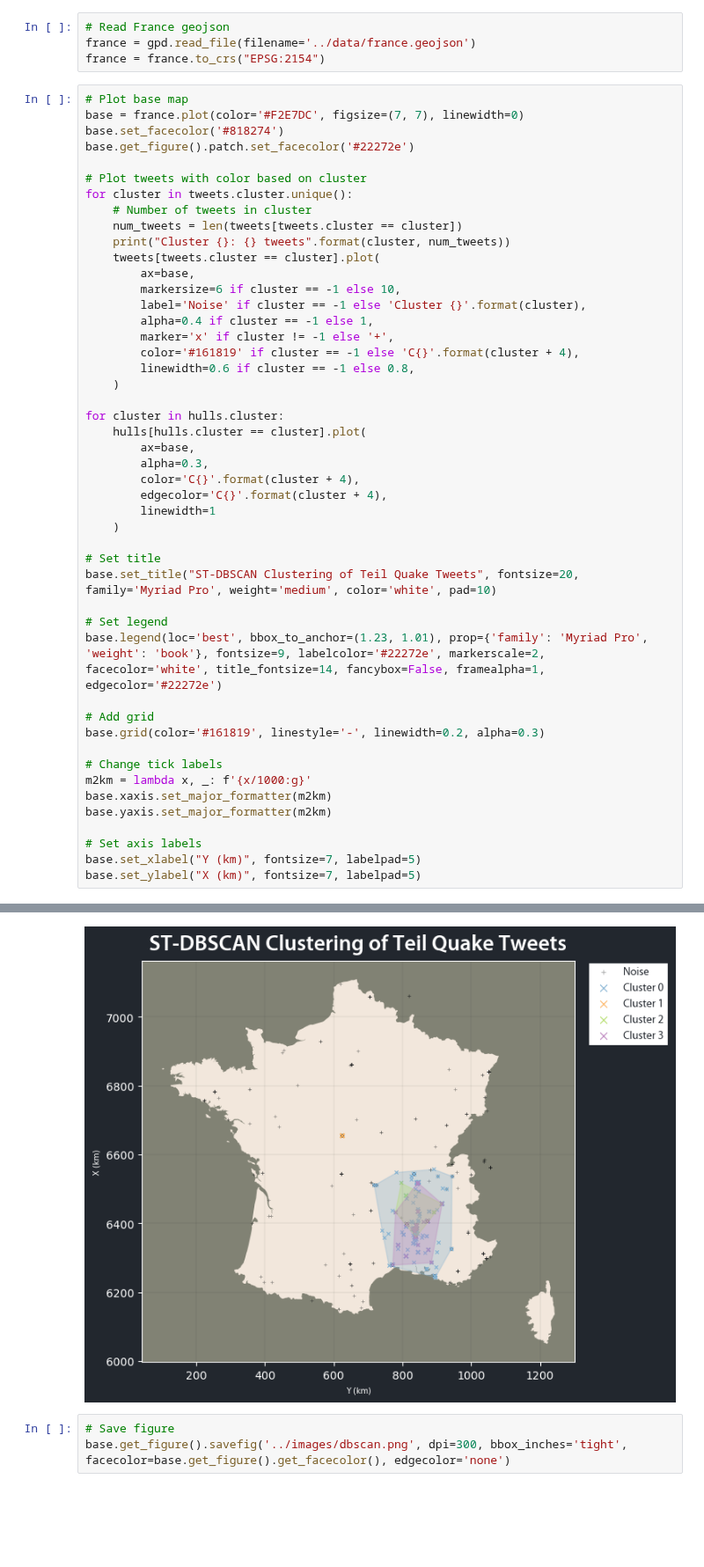
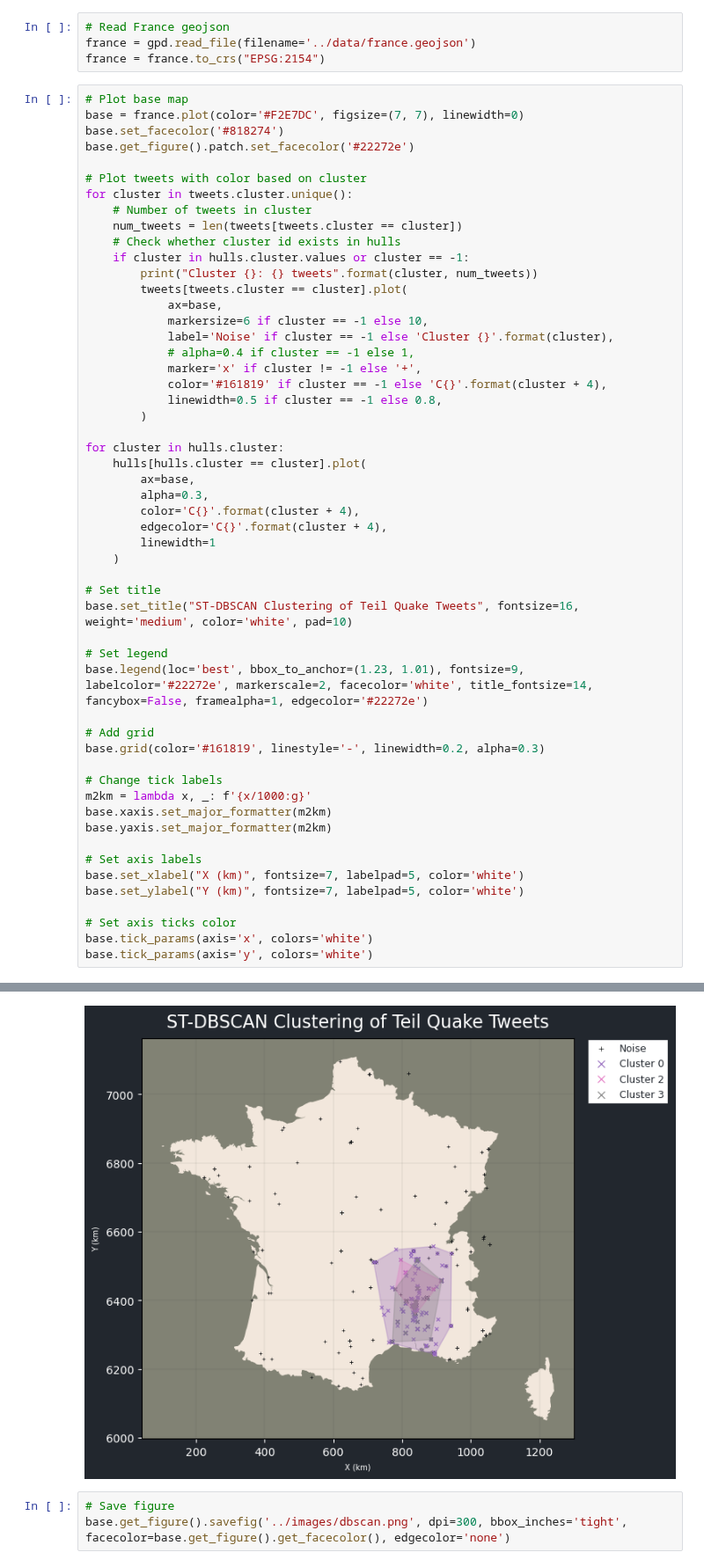
Before and after one commit to lletassey/clustering-tweets-earthquake, a Jupyter notebook: notebooks/algos/stdbscan.ipynb, the cells around one changed output, grey strips where cells are left out. Shown at 88% size. Saved outputs shown, nothing was run; the diff lists cells and outputs as text; blank space fills up the shorter version.

Commit message:
Correct axis label

```diff
--- a/notebooks/algos/stdbscan.ipynb
+++ b/notebooks/algos/stdbscan.ipynb
@@ -178,16 +182,18 @@ base.get_figure().patch.set_facecolor('#22272e')
 for cluster in tweets.cluster.unique():
     # Number of tweets in cluster
     num_tweets = len(tweets[tweets.cluster == cluster])
-    print("Cluster {}: {} tweets".format(cluster, num_tweets))
-    tweets[tweets.cluster == cluster].plot(
-        ax=base,
-        markersize=6 if cluster == -1 else 10,
-        label='Noise' if cluster == -1 else 'Cluster {}'.format(cluster),
-        alpha=0.4 if cluster == -1 else 1,
-        marker='x' if cluster != -1 else '+',
-        color='#161819' if cluster == -1 else 'C{}'.format(cluster + 4),
-        linewidth=0.6 if cluster == -1 else 0.8,
-    )
+    # Check whether cluster id exists in hulls
+    if cluster in hulls.cluster.values or cluster == -1:
+        print("Cluster {}: {} tweets".format(cluster, num_tweets))
+        tweets[tweets.cluster == cluster].plot(
+            ax=base,
+            markersize=6 if cluster == -1 else 10,
+            label='Noise' if cluster == -1 else 'Cluster {}'.format(cluster),
+            # alpha=0.4 if cluster == -1 else 1,
+            marker='x' if cluster != -1 else '+',
+            color='#161819' if cluster == -1 else 'C{}'.format(cluster + 4),
+            linewidth=0.5 if cluster == -1 else 0.8,
+        )
 
 for cluster in hulls.cluster:
     hulls[hulls.cluster == cluster].plot(
@@ -199,10 +205,10 @@ for cluster in hulls.cluster:
     )
 
 # Set title
-base.set_title("ST-DBSCAN Clustering of Teil Quake Tweets", fontsize=20, family='Myriad Pro', weight='medium', color='white', pad=10)
+base.set_title("ST-DBSCAN Clustering of Teil Quake Tweets", fontsize=16, weight='medium', color='white', pad=10)
 
 # Set legend
-base.legend(loc='best', bbox_to_anchor=(1.23, 1.01), prop={'family': 'Myriad Pro', 'weight': 'book'}, fontsize=9, labelcolor='#22272e', markerscale=2, facecolor='white', title_fontsize=14, fancybox=False, framealpha=1, edgecolor='#22272e')
+base.legend(loc='best', bbox_to_anchor=(1.23, 1.01), fontsize=9, labelcolor='#22272e', markerscale=2, facecolor='white', title_fontsize=14, fancybox=False, framealpha=1, edgecolor='#22272e')
 
 # Add grid
 base.grid(color='#161819', linestyle='-', linewidth=0.2, alpha=0.3)
@@ -213,8 +219,12 @@ base.xaxis.set_major_formatter(m2km)
 base.yaxis.set_major_formatter(m2km)
 
 # Set axis labels
-base.set_xlabel("Y (km)", fontsize=7, labelpad=5)
-base.set_ylabel("X (km)", fontsize=7, labelpad=5)
+base.set_xlabel("X (km)", fontsize=7, labelpad=5, color='white')
+base.set_ylabel("Y (km)", fontsize=7, labelpad=5, color='white')
+
+# Set axis ticks color
+base.tick_params(axis='x', colors='white')
+base.tick_params(axis='y', colors='white')
 # %% [output]
 Cluster -1: 731 tweets
 Cluster 0: 3644 tweets
@@ -225,4 +233,4 @@ Text(50.097222222222214, 0.5, 'X (km)')
-[figure, old version]
+[figure, new version]
 # %%
 # Save figure
 base.get_figure().savefig('../images/dbscan.png', dpi=300, bbox_inches='tight', facecolor=base.get_figure().get_facecolor(), edgecolor='none')
```
Also changed, not shown: parts of 5 cells of this notebook, 4 other files.
